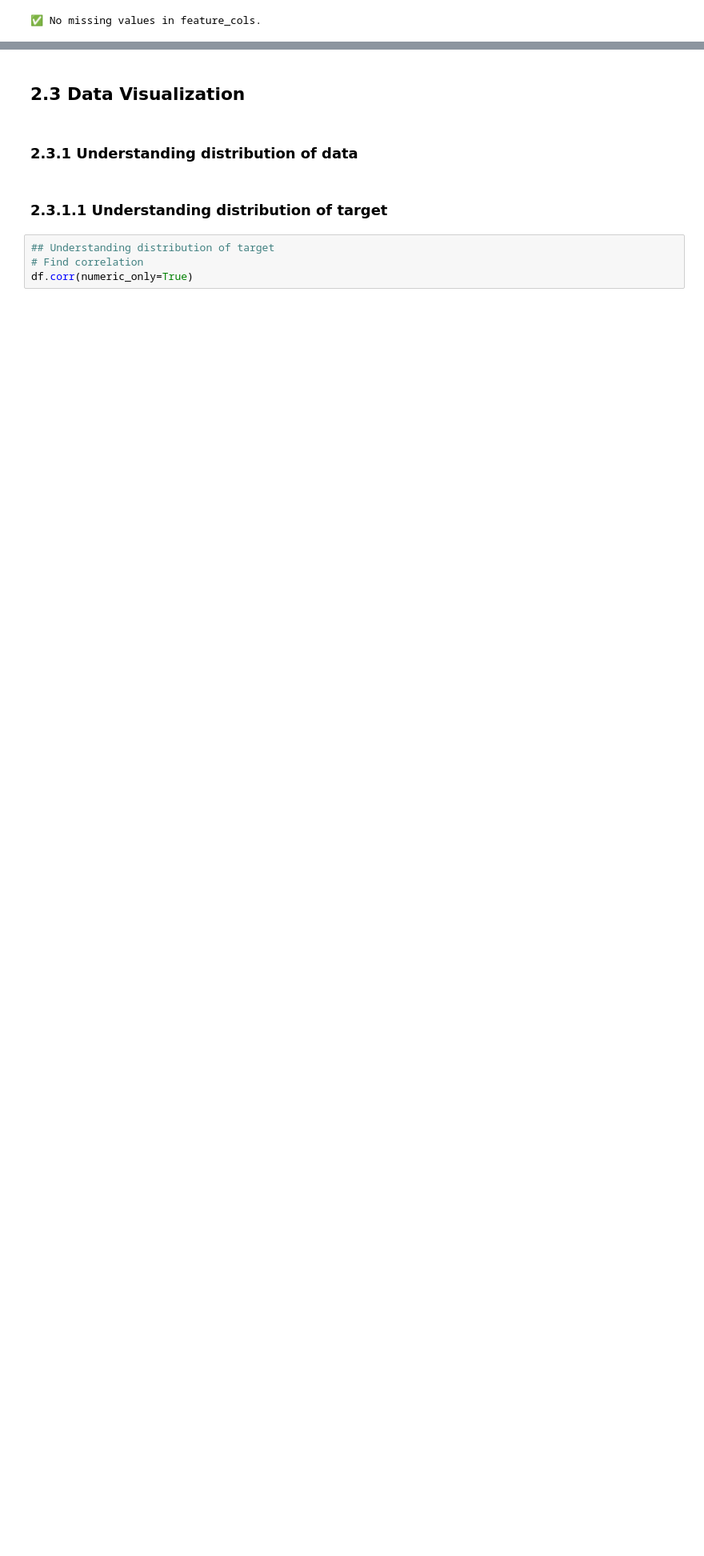
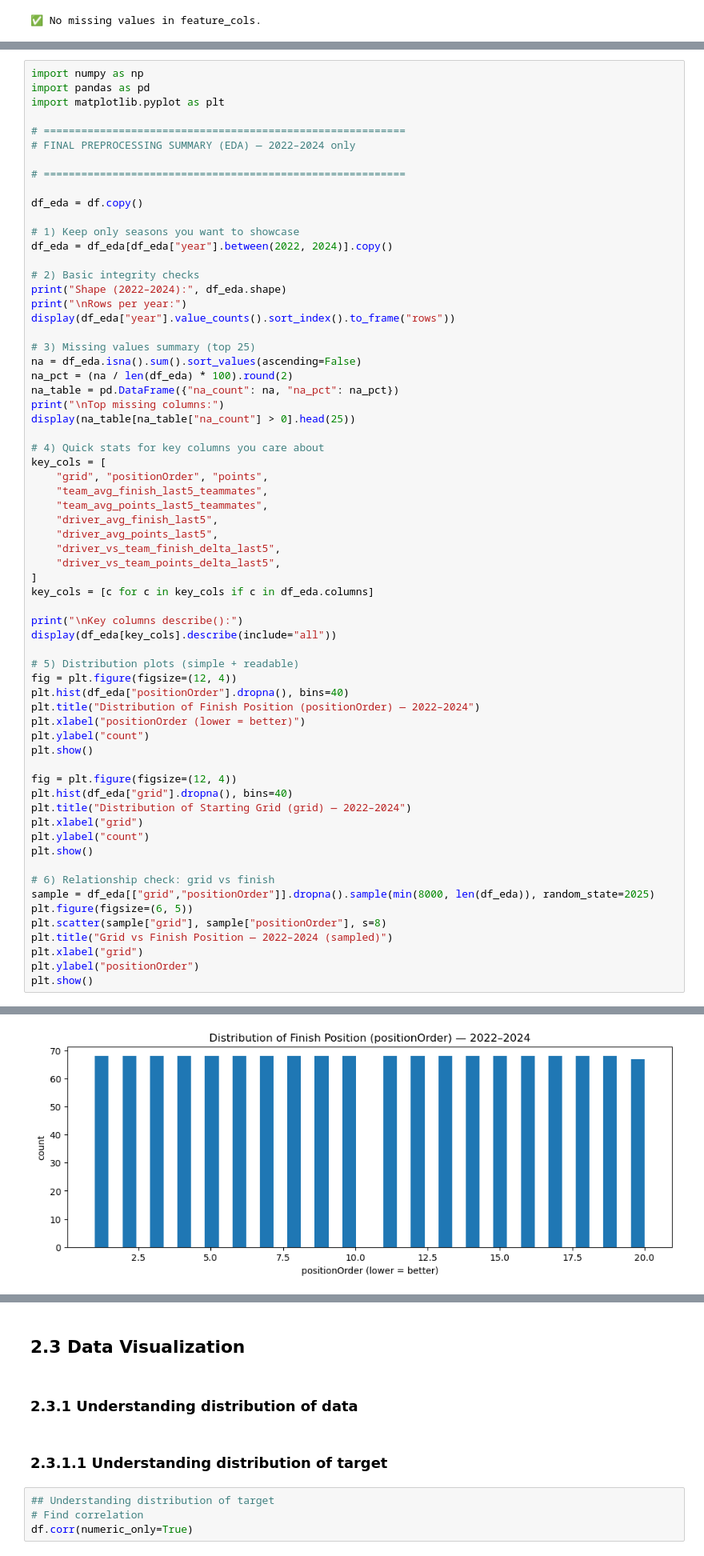
Before and after one commit to justinhozx/MLDP-F1, a Jupyter notebook: MLDP_F1.ipynb, the cells around one changed output, grey strips where cells are left out. Shown at 80% size. Cells and saved outputs as stored; diff of their text form; blank space fills up the shorter version.

```diff
--- a/MLDP_F1.ipynb
+++ b/MLDP_F1.ipynb
@@ -683,0 +790,66 @@ Top missing feature columns (count + %):
+# %%
+import numpy as np
+import pandas as pd
+import matplotlib.pyplot as plt
+
+# ==========================================================
+# FINAL PREPROCESSING SUMMARY (EDA) — 2022–2024 only
+
+# ==========================================================
+
+df_eda = df.copy()
+
+# 1) Keep only seasons you want to showcase
+df_eda = df_eda[df_eda["year"].between(2022, 2024)].copy()
+
+# 2) Basic integrity checks
+print("Shape (2022–2024):", df_eda.shape)
+print("\nRows per year:")
+display(df_eda["year"].value_counts().sort_index().to_frame("rows"))
+
+# 3) Missing values summary (top 25)
+na = df_eda.isna().sum().sort_values(ascending=False)
+na_pct = (na / len(df_eda) * 100).round(2)
+na_table = pd.DataFrame({"na_count": na, "na_pct": na_pct})
+print("\nTop missing columns:")
+display(na_table[na_table["na_count"] > 0].head(25))
+
+# 4) Quick stats for key columns you care about
+key_cols = [
+    "grid", "positionOrder", "points",
+    "team_avg_finish_last5_teammates",
+    "team_avg_points_last5_teammates",
+    "driver_avg_finish_last5",
+    "driver_avg_points_last5",
+    "driver_vs_team_finish_delta_last5",
+    "driver_vs_team_points_delta_last5",
+]
+key_cols = [c for c in key_cols if c in df_eda.columns]
+
+print("\nKey columns describe():")
+display(df_eda[key_cols].describe(include="all"))
+
+# 5) Distribution plots (simple + readable)
+fig = plt.figure(figsize=(12, 4))
+plt.hist(df_eda["positionOrder"].dropna(), bins=40)
+plt.title("Distribution of Finish Position (positionOrder) — 2022–2024")
+plt.xlabel("positionOrder (lower = better)")
+plt.ylabel("count")
+plt.show()
+
+fig = plt.figure(figsize=(12, 4))
+plt.hist(df_eda["grid"].dropna(), bins=40)
+plt.title("Distribution of Starting Grid (grid) — 2022–2024")
+plt.xlabel("grid")
+plt.ylabel("count")
+plt.show()
+
+# 6) Relationship check: grid vs finish
+sample = df_eda[["grid","positionOrder"]].dropna().sample(min(8000, len(df_eda)), random_state=2025)
+plt.figure(figsize=(6, 5))
+plt.scatter(sample["grid"], sample["positionOrder"], s=8)
+plt.title("Grid vs Finish Position — 2022–2024 (sampled)")
+plt.xlabel("grid")
+plt.ylabel("positionOrder")
+plt.show()
+# %% [output]
@@ -683,0 +879 @@ Top missing feature columns (count + %):
+[figure, added]
```
Also changed, not shown: parts of 40 cells of this notebook, 4 other files.
